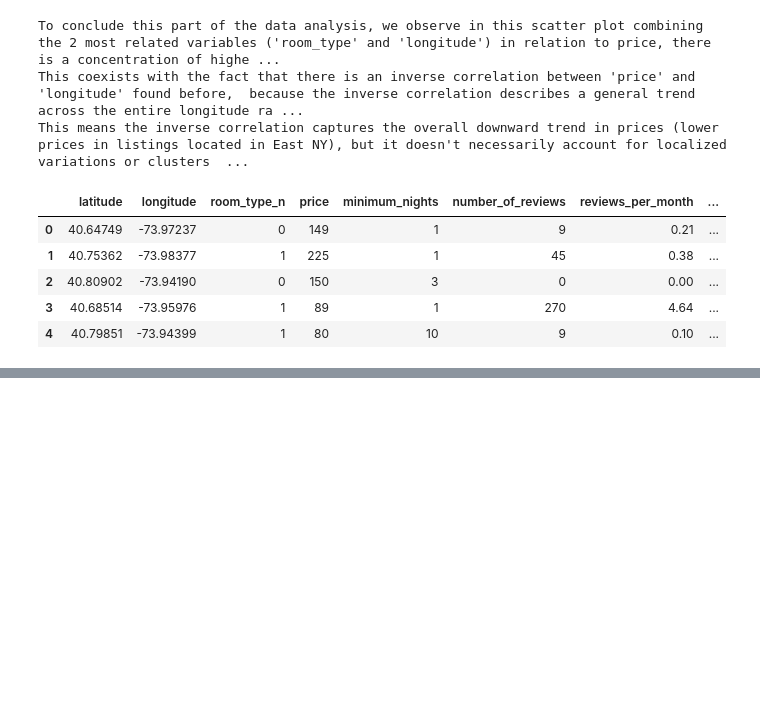
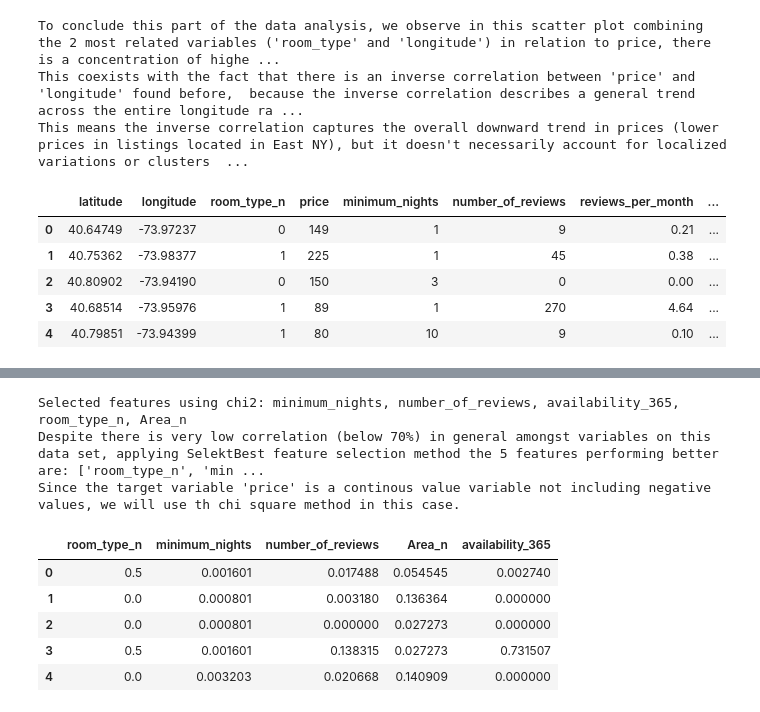
Before and after one commit to 4GeeksAcademy/Data_Preprocessing_Project_TutorialDianaM, a Jupyter notebook: src/explore.ipynb, the cells around one changed output, grey strips where cells are left out. Cells and saved outputs as stored; diff of their text form; code cells hidden in the pictures; blank space fills up the shorter version.

```diff
--- a/src/explore.ipynb
+++ b/src/explore.ipynb
@@ -1063,0 +1105,38 @@ X_train_num_mm.head()
+# %%
+#STEP 10) Feature selection: SelectKBest (selecting the 5 best features using chi2 appropiate for positive continous "y" variable "price")
+
+from sklearn.feature_selection import SelectKBest, f_classif, f_regression, chi2
+
+# Setting the selection method to chi2 and 5 features
+chi2_feature_selector = SelectKBest(chi2, k=5)
+
+# Train the selection
+X_train_sel_chi2 = chi2_feature_selector.fit_transform(X_train_num_mm, y_train)
+selected_features_chi2 = X_train_num_mm.columns[chi2_feature_selector.get_support()]
+selected_columns_chi2 = [col for col in X_train.columns if col in selected_features_chi2]
+print(f"Selected features using chi2: {', '.join(selected_columns_chi2)}")
+
+
+# We train the selection
+chi2_feature_selector.fit(X_train_num_mm, y_train)
+
+ix = chi2_feature_selector.get_support()
+
+df_X_train_sel_chi2 = pd.DataFrame(chi2_feature_selector.transform(X_train_num_mm), columns = X_train_num_mm.columns.values[ix])
+df_X_test_sel_chi2 = pd.DataFrame(chi2_feature_selector.transform(X_test_num_mm), columns = X_test_num_mm.columns.values[ix])
+
+
+print(f"Despite there is very low correlation (below 70%) in general amongst variables on this data set, applying SelektBest feature selection method the {len(df_X_train_sel_chi2.columns)} features performing better are: {[column for column in df_X_train_sel_chi2.columns]}")
+print(f"Since the target variable 'price' is a continous value variable not including negative values, we will use th chi square method in this case.")
+
+df_X_train_sel_chi2.head()
+# %% [output]
+Selected features using chi2: minimum_nights, number_of_reviews, availability_365, room_type_n, Area_n
+Despite there is very low correlation (below 70%) in general amongst variables on this data set, applying SelektBest feature selection method the 5 features performing better are: ['room_type_n', 'min ...
+Since the target variable 'price' is a continous value variable not including negative values, we will use th chi square method in this case.
+|  | room_type_n | minimum_nights | number_of_reviews | Area_n | availability_365 |
+| 0 | 0.5 | 0.001601 | 0.017488 | 0.054545 | 0.002740 |
+| 1 | 0.0 | 0.000801 | 0.003180 | 0.136364 | 0.000000 |
+| 2 | 0.0 | 0.000801 | 0.000000 | 0.027273 | 0.000000 |
+| 3 | 0.5 | 0.001601 | 0.138315 | 0.027273 | 0.731507 |
+| 4 | 0.0 | 0.003203 | 0.020668 | 0.140909 | 0.000000 |
```
Also changed, not shown: parts of 9 cells of this notebook.
